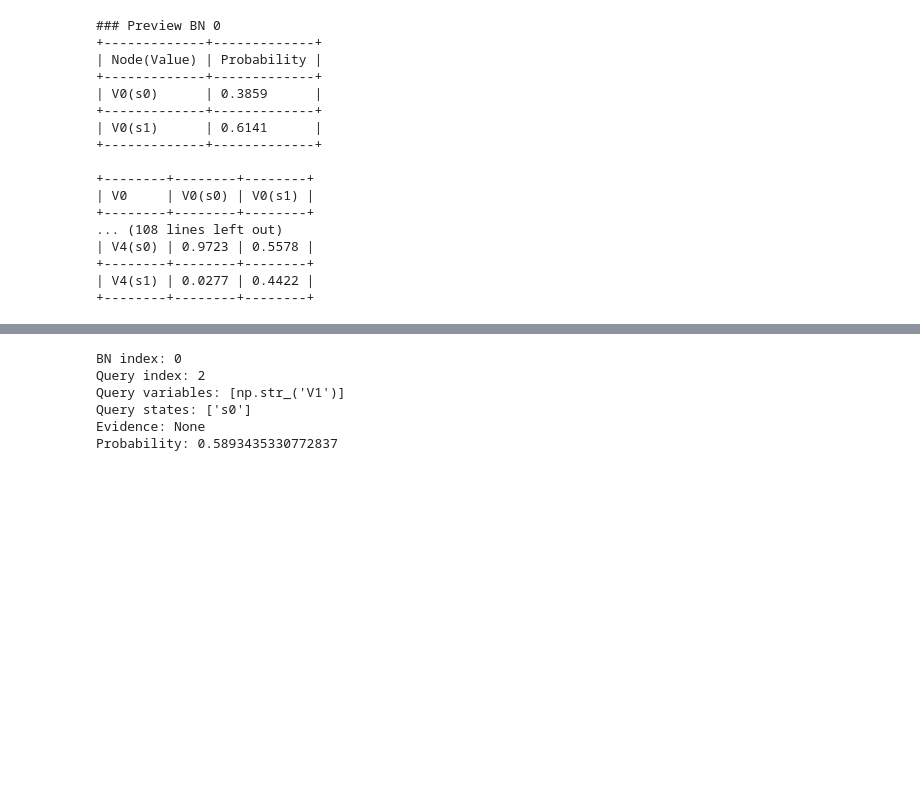
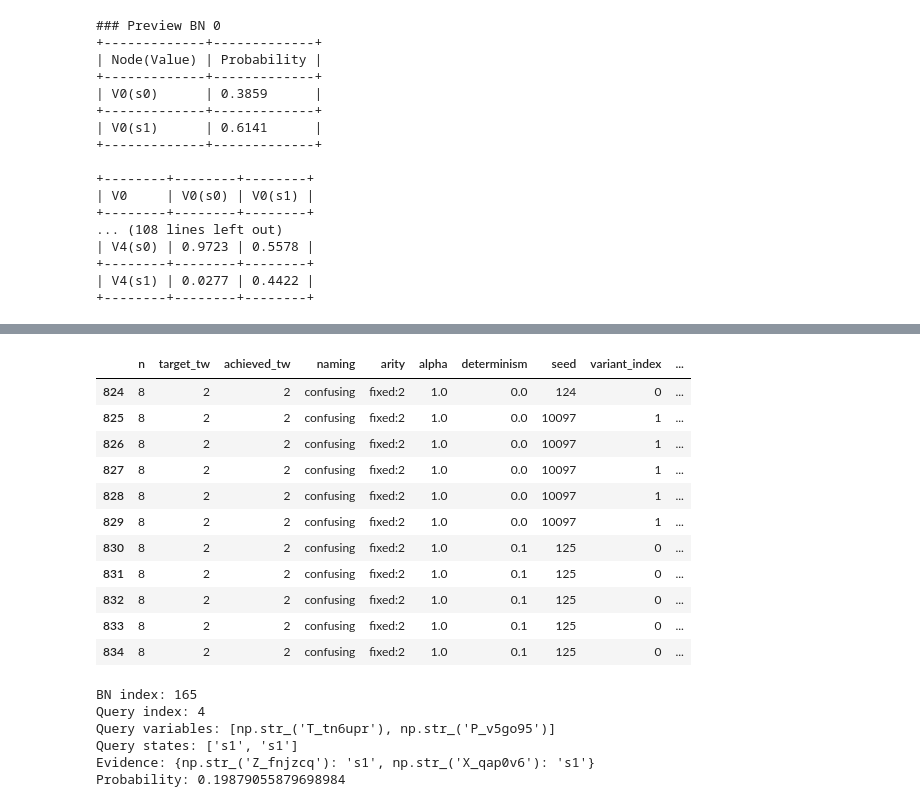
Before and after one commit to ferjorosa/probabilistic-reasoning-llms, a Jupyter notebook: notebooks/graph_generation/BN_generation_sweep.ipynb, the cells around one changed output, grey strips where cells are left out. Drawn from its saved outputs; the diff is of its cells as text; code cells hidden in the pictures; blank space fills up the shorter version.

```diff
--- a/notebooks/graph_generation/BN_generation_sweep.ipynb
+++ b/notebooks/graph_generation/BN_generation_sweep.ipynb
@@ -256,7 +423,26 @@ Saved query+BN results to /home/bmihaljevic/repos/code-projects/aily/probabilist
+# %%
+# Print 5 rows above and below row 456 of full_df (i.e., rows 451 to 461 inclusive)
+ind = 829
+start_idx = max(0, ind - 5)
+end_idx = min(len(full_df), ind + 6)  # +6 because end is exclusive
+display(full_df.iloc[start_idx:end_idx])
+# %% [output]
+|  | n | target_tw | achieved_tw | naming | arity | alpha | determinism | seed | variant_index | ... |
+| 824 | 8 | 2 | 2 | confusing | fixed:2 | 1.0 | 0.0 | 124 | 0 | ... |
+| 825 | 8 | 2 | 2 | confusing | fixed:2 | 1.0 | 0.0 | 10097 | 1 | ... |
+| 826 | 8 | 2 | 2 | confusing | fixed:2 | 1.0 | 0.0 | 10097 | 1 | ... |
+| 827 | 8 | 2 | 2 | confusing | fixed:2 | 1.0 | 0.0 | 10097 | 1 | ... |
+| 828 | 8 | 2 | 2 | confusing | fixed:2 | 1.0 | 0.0 | 10097 | 1 | ... |
+| 829 | 8 | 2 | 2 | confusing | fixed:2 | 1.0 | 0.0 | 10097 | 1 | ... |
+| 830 | 8 | 2 | 2 | confusing | fixed:2 | 1.0 | 0.1 | 125 | 0 | ... |
+| 831 | 8 | 2 | 2 | confusing | fixed:2 | 1.0 | 0.1 | 125 | 0 | ... |
+| 832 | 8 | 2 | 2 | confusing | fixed:2 | 1.0 | 0.1 | 125 | 0 | ... |
+| 833 | 8 | 2 | 2 | confusing | fixed:2 | 1.0 | 0.1 | 125 | 0 | ... |
+| 834 | 8 | 2 | 2 | confusing | fixed:2 | 1.0 | 0.1 | 125 | 0 | ... |
 # %%
 
-# Get the 3rd row (index 2) of the DataFrame
-row = full_df.iloc[2]
+# Get the 493rd row (index 2) of the DataFrame
+row = full_df.iloc[ind]
 
 # Extract identifying info for the BN and query
 bn_index = row['bn_index']
@@ -290,9 +476,9 @@ print("Query states:", query_states)
 print("Evidence:", evidence)
 print("Probability:", prob)
 # %% [output]
-BN index: 0
-Query index: 2
-Query variables: [np.str_('V1')]
-Query states: ['s0']
-Evidence: None
-Probability: 0.5893435330772837
+BN index: 165
+Query index: 4
+Query variables: [np.str_('T_tn6upr'), np.str_('P_v5go95')]
+Query states: ['s1', 's1']
+Evidence: {np.str_('Z_fnjzcq'): 's1', np.str_('X_qap0v6'): 's1'}
+Probability: 0.19879055879698984
```
Also changed, not shown: parts of 8 cells of this notebook.
